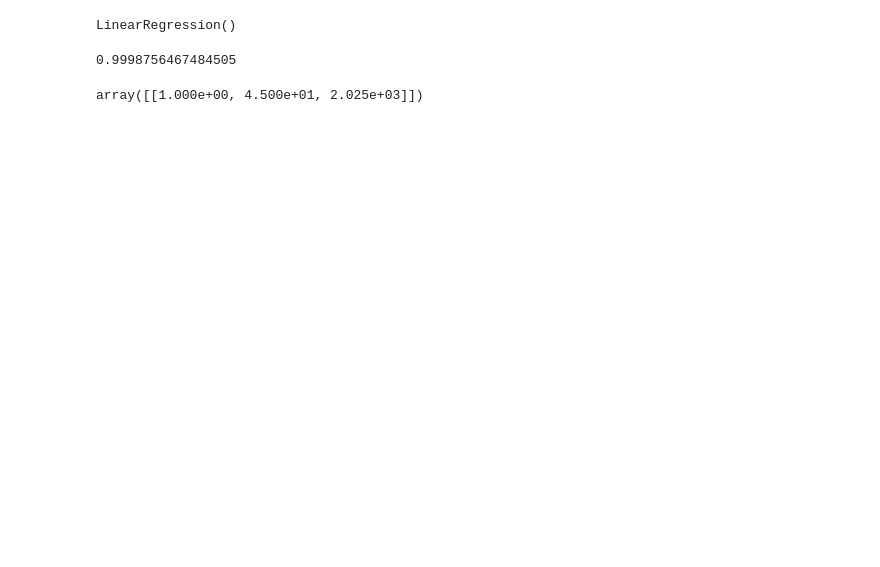
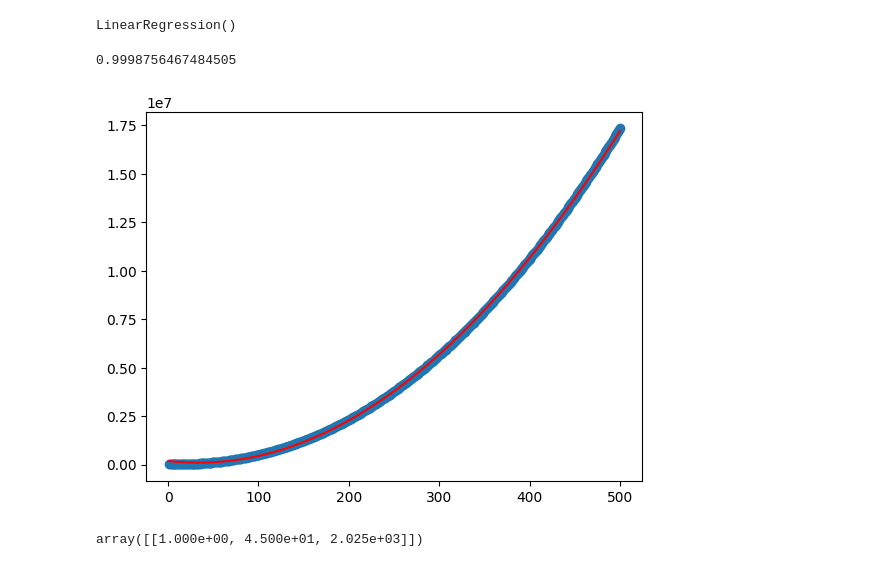
Before and after one commit to Altamash-beg/salary23prediction, a Jupyter notebook: polynomialregression.ipynb, the cells around one changed output. Cells and saved outputs as stored; diff of their text form; code cells hidden in the pictures; blank space fills up the shorter version.

```diff
--- a/polynomialregression.ipynb
+++ b/polynomialregression.ipynb
@@ -42,9 +44,11 @@ lr.score(x_test,y_test)
 # %%
 prd = lr.predict(x)
 # %%
-# plt.scatter(df["Level"],df["Salary"])
-# plt.plot(df["Level"],prd, c = "red")
-# plt.show()
+plt.scatter(df["Level"],df["Salary"])
+plt.plot(df["Level"],prd, c = "red")
+plt.show()
+# %% [output]
+[figure, added]
 # %%
 test = pf.transform([[45]])
 test
```
Also changed, not shown: parts of 4 cells of this notebook.
